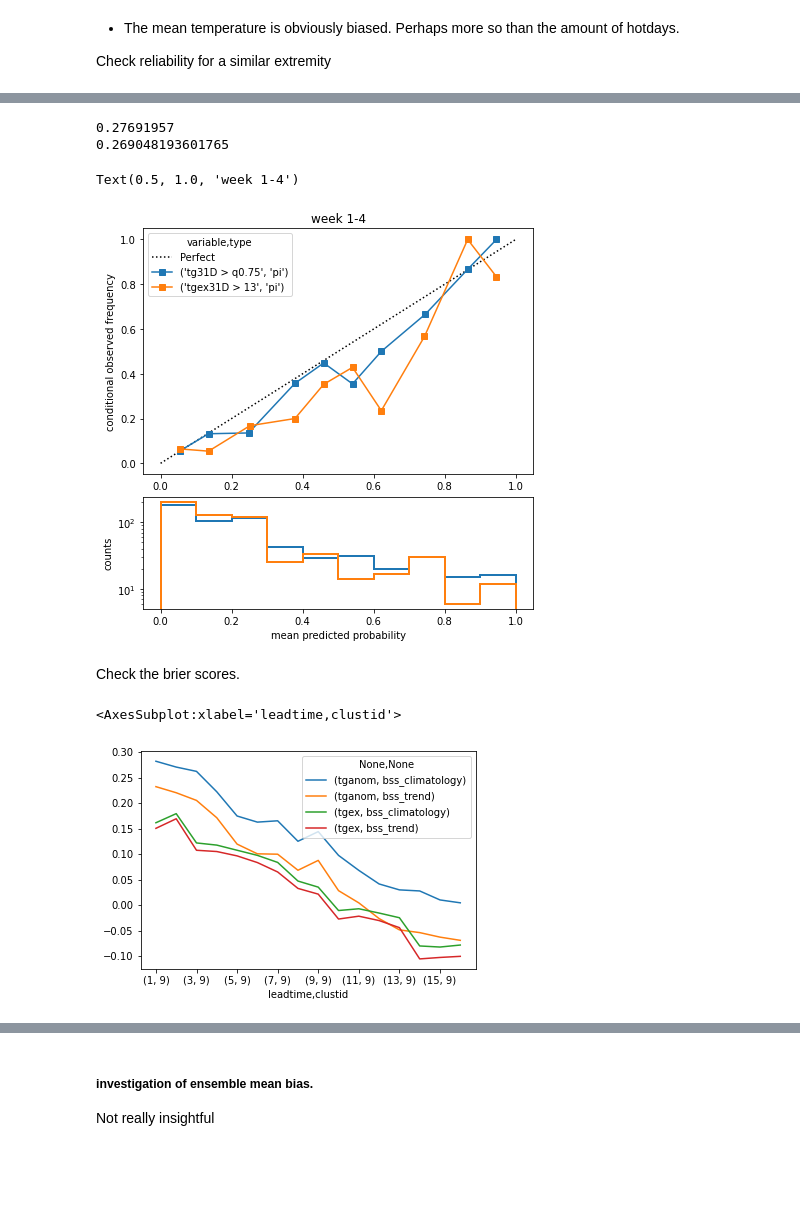
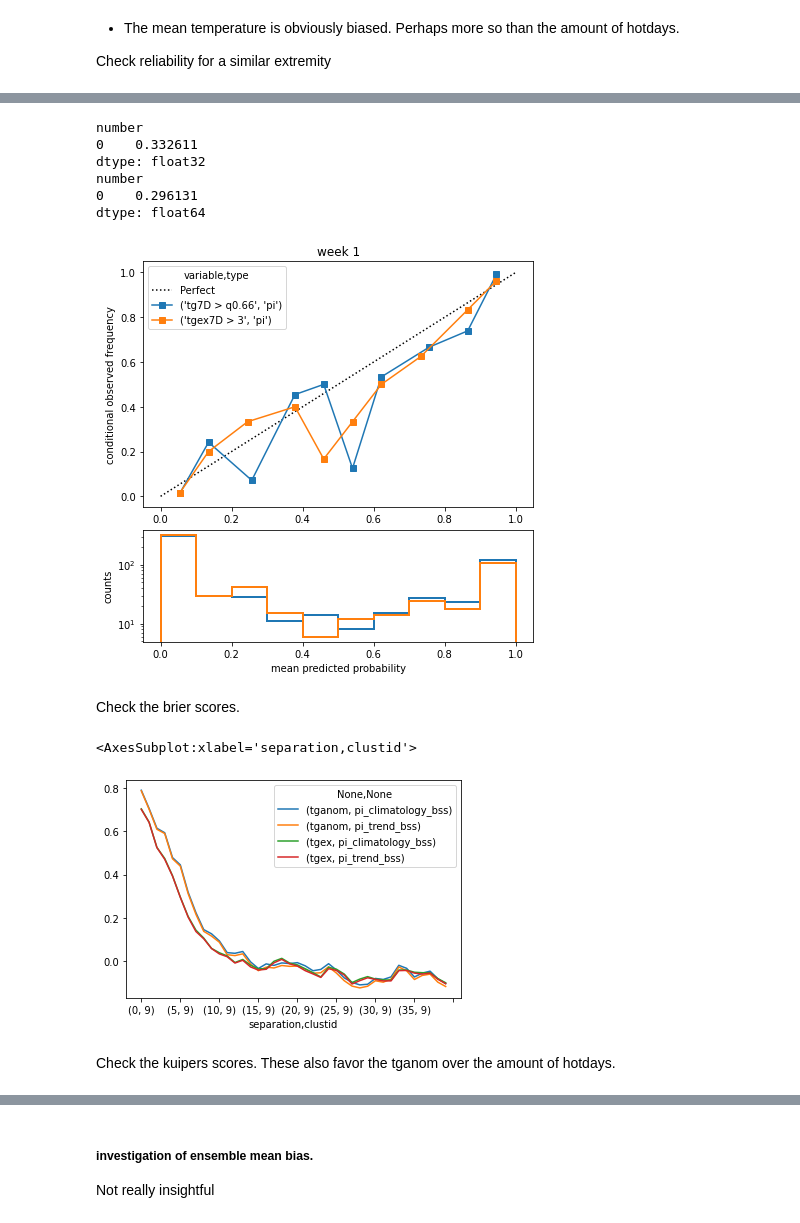
Before and after one commit to chiemvs/SubSeas, a Jupyter notebook: Predictands.ipynb, the cells around one changed output, grey strips where cells are left out. Cells and saved outputs as stored; diff of their text form; code cells hidden in the pictures; blank space fills up the shorter version.

```diff
--- a/Predictands.ipynb
+++ b/Predictands.ipynb
@@ -34,7 +34,7 @@ predictands = pd.DataFrame({'obs':['tg-anom_1998-06-07_2019-10-31_7D-roll-mean_1
                                    'tg-ex-q0.75-21D_1998-06-07_2019-10-31_1D_0.01-t2m-grid-mean.nc',
                                    'tg-ex-q0.75-14D_1998-06-07_2019-10-31_1D_15-t2m-q095-adapted-mean.nc',
                                    'tg-ex-q0.75-7D_1998-06-07_2019-08-31_1D_15-t2m-q095-adapted-mean.nc'],
-                            'clim':['tg-anom_clim_1998-06-07_2019-10-31_7D-roll-mean_15-t2m-q095-adapted-mean_5_5_q0.75', # Do not suffer from missing model records
+                            'clim':['tg-anom_clim_1998-06-07_2019-10-31_7D-roll-mean_15-t2m-q095-adapted-mean_15_15_q0.66', # Do not suffer from missing model records
                                     'tg-anom_clim_1998-06-07_2019-10-31_14D-roll-mean_15-t2m-q095-adapted-mean_5_5_q0.75',
                                     'tg-anom_clim_1998-06-07_2019-10-31_21D-roll-mean_15-t2m-q095-adapted-mean_15_15_q0.75',
                                     'tg-anom_clim_1998-06-07_2019-10-31_7D-roll-mean_0.58-t2m-q075-mean_5_5_q0.75',
@@ -50,8 +50,8 @@ predictands = pd.DataFrame({'obs':['tg-anom_1998-06-07_2019-10-31_7D-roll-mean_1
                                     'books_paper3-2_tg-ex-q0.75-21D_JJA_45r1_1D_0.01-t2m-grid-mean.csv',
                                     'books_paper3-2_tg-ex-q0.75-14D_JJA_45r1_1D_15-t2m-q095-adapted-mean.csv', # The 14D and 7D still based on old highresmodelclim?
                                     'books_paper3-2_tg-ex-q0.75-7D_JJA_45r1_1D_15-t2m-q095-adapted-mean.csv'],
-                             'modelclim':['tg-anom_45r1_1998-06-07_2019-10-31_7D-roll-mean_15-t2m-q095-adapted-mean_5_5_q0.75', # These modelclims are also old.
-                                          'tg-anom_45r1_1998-06-07_2019-10-31_14D-roll-mean_15-t2m-q095-adapted-mean_5_5_q0.75',
+                             'modelclim':['tg-anom_45r1_1998-06-07_2019-08-31_7D-roll-mean_15-t2m-q095-adapted-mean_15_15_q0.66', # This is not old.
+                                          'tg-anom_45r1_1998-06-07_2019-10-31_14D-roll-mean_15-t2m-q095-adapted-mean_5_5_q0.75', # This modelclim is old.
                                           'tg-anom_45r1_1998-06-07_2019-08-31_21D-roll-mean_15-t2m-q095-adapted-mean_15_15_q0.75', # This is not old.
                                           'tg-anom_45r1_1998-06-07_2019-10-31_7D-roll-mean_0.58-t2m-q075-mean_5_5_q0.75',
                                           'tg-anom_45r1_1998-06-07_2019-08-31_31D-roll-mean_15-t2m-q095-adapted-mean_15_15_q0.75', # This is not old. Also 0.5 is available
@@ -186,9 +186,9 @@ plt.show()
 
 Check reliability for a similar extremity
 # %%
-period = 31 # Both for tganom and tgex.
-tganom_extremity = 0.75
-nday_threshold = 13
+period = 7 # Both for tganom and tgex.
+tganom_extremity = 0.66
+nday_threshold = 3
 climname = '_'.join(predictands.loc[f'tg{period}D','clim'].split('_')[:-1]) + f'_q{tganom_extremity}'
 modelclimname = '_'.join(predictands.loc[f'tg{period}D','modelclim'].split('_')[:-1]) + f'_q{tganom_extremity}'
 frametganom = load_tganom_and_compute(bookfile = predictands.loc[f'tg{period}D','books'], climname = climname, modelclim= modelclimname, return_trend = False)
@@ -200,10 +237,14 @@ lazy pi and bool observation construction
 # %%
 # Checking extremities
-print(frametganom['pi'].mean())
-print(frametgex['pi'].mean())
+print(frametganom.loc[(slice(None),slice(None),9),'observation'].mean())
+print(frametgex.loc[(slice(None),slice(None),9),'observation'].mean())
 # %% [output]
-0.27691957
-0.269048193601765
+number
+0    0.332611
+dtype: float32
+number
+0    0.296131
+dtype: float64
 # %%
 clustid = 9
 leadtime = 1
@@ -216,10 +257,10 @@ plotframe = pd.concat([tganomsubset, tgexsubset],axis =1 , keys = [f'tg{period}D
 plotframe.columns.names = ['variable','type']
 # %%
 fig, axes = reliability_plot(plotframe.loc[:,(slice(None),'observation')], plotframe.loc[:,(slice(None),'pi')])
-axes[0].set_title('week 1-4')
+axes[0].set_title('week 1')
+plt.show()
 # %% [output]
-Text(0.5, 1.0, 'week 1-4')
-[figure, old version]
+[figure, new version]
 # %% [markdown]
 Check the brier scores.
 # %%
@@ -227,5 +268,7 @@ combined = pd.concat([compute_bss(frametganom), compute_bss(frametgex)], axis =
 # %%
 combined.loc[(slice(None),9),].plot()
 # %% [output]
-<AxesSubplot:xlabel='leadtime,clustid'>
+<AxesSubplot:xlabel='separation,clustid'>
-[figure, old version]
+[figure, new version]
+# %% [markdown]
+Check the kuipers scores. These also favor the tganom over the amount of hotdays.
```
Also changed, not shown: parts of 10 cells of this notebook, 3 other files.
